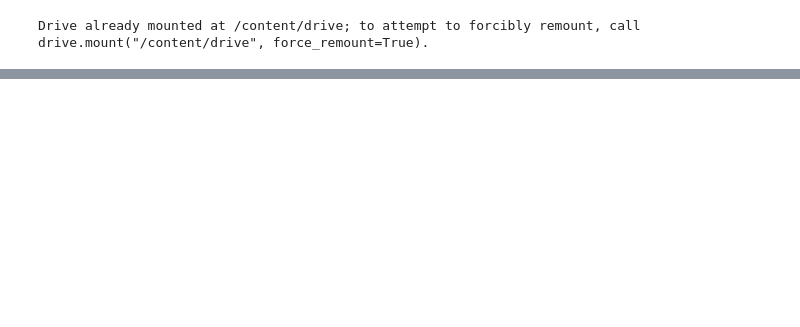
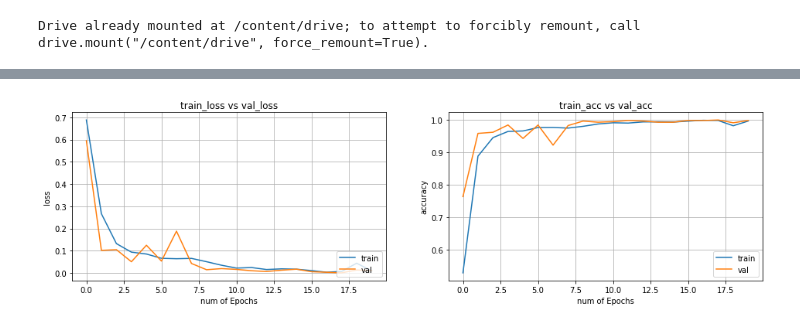
Before and after one commit to linusnb/dl4aed_project, a Jupyter notebook: Code/DLNet.ipynb, the cells around one changed output, grey strips where cells are left out. Cells and saved outputs as stored; diff of their text form; code cells hidden in the pictures; blank space fills up the shorter version.

```diff
--- a/Code/DLNet.ipynb
+++ b/Code/DLNet.ipynb
@@ -22,0 +62,6 @@ DATA_PATH = '/content/drive/MyDrive'
+# %%
+# Choose two codecs to compare:
+path_codec1_train = path_ogg_vbr_train
+path_codec1_test = path_ogg_vbr_test
+path_codec2_train = path_uncompr_train
+path_codec2_test = path_uncompr_test
@@ -83,13 +110,13 @@ path_uncompr_test = os.path.join(DATA_PATH, 'tf_dataset_uncompr_wav', 'uncompr_w
 # %%
 # Load dataset:
-# Compressed
-train_compr = wrapper.load_tf_dataset(path_aac_train)
-test_compr = wrapper.load_tf_dataset(path_aac_test)
+# Codec1: (Compressed)
+train_codec1 = wrapper.load_tf_dataset(path_codec1_train)
+test_codec1 = wrapper.load_tf_dataset(path_codec1_test)
 
-# Uncompressed/Lossless
-train_uncompr = wrapper.load_tf_dataset(path_uncompr_train)
-test_uncompr = wrapper.load_tf_dataset(path_uncompr_test)
+# Codec2: (Uncompressed/Lossless)
+train_codec2 = wrapper.load_tf_dataset(path_codec2_train)
+test_codec2 = wrapper.load_tf_dataset(path_codec2_test)
 
 # Concatenate datasets:
-train_dataset = train_uncompr.concatenate(train_compr)
-test_dataset = test_uncompr.concatenate(test_compr)
+train_dataset = train_codec1.concatenate(train_codec2)
+test_dataset = test_codec1.concatenate(test_codec2)
@@ -140,13 +188,13 @@ metrics = [tf.keras.metrics.TrueNegatives(),
 # %%
 # compile model
-n_epochs = 2
+n_epochs = 20
 model.compile(optimizer='adam',
               loss='binary_crossentropy',
               metrics=['accuracy'])
 
 # fit model
 history = model.fit(train_dataset, epochs=n_epochs,
-                    validation_data=eval_dataset)
+                    validation_data=eval_dataset, verbose=1)
 
 model.evaluate(test_dataset, batch_size=64)
 # %% [output]
@@ -155,20 +219,22 @@ NotFoundError: ignored
 # %%
 # setup plot
 fig, ax = plt.subplots(nrows=1, ncols=2,figsize=(16,4))
 
 # plot loss
 ax[0].plot(range(n_epochs), history.history['loss'])
 ax[0].plot(range(n_epochs), history.history['val_loss'])
 ax[0].set_ylabel('loss'), ax[0].set_title('train_loss vs val_loss')
 
 # plot accuracy
-ax[1].plot(range(n_epochs), history.history['categorical_accuracy'])
-ax[1].plot(range(n_epochs), history.history['val_categorical_accuracy'])
+ax[1].plot(range(n_epochs), history.history['accuracy'])
+ax[1].plot(range(n_epochs), history.history['val_accuracy'])
 ax[1].set_ylabel('accuracy'), ax[1].set_title('train_acc vs val_acc')
 
 # plot adjustement
 for a in ax:
     a.grid(True)
     a.legend(['train','val'], loc=4)
     a.set_xlabel('num of Epochs')
 plt.show()
+# %% [output]
+[figure, added]
```
Also changed, not shown: parts of 17 cells of this notebook.
